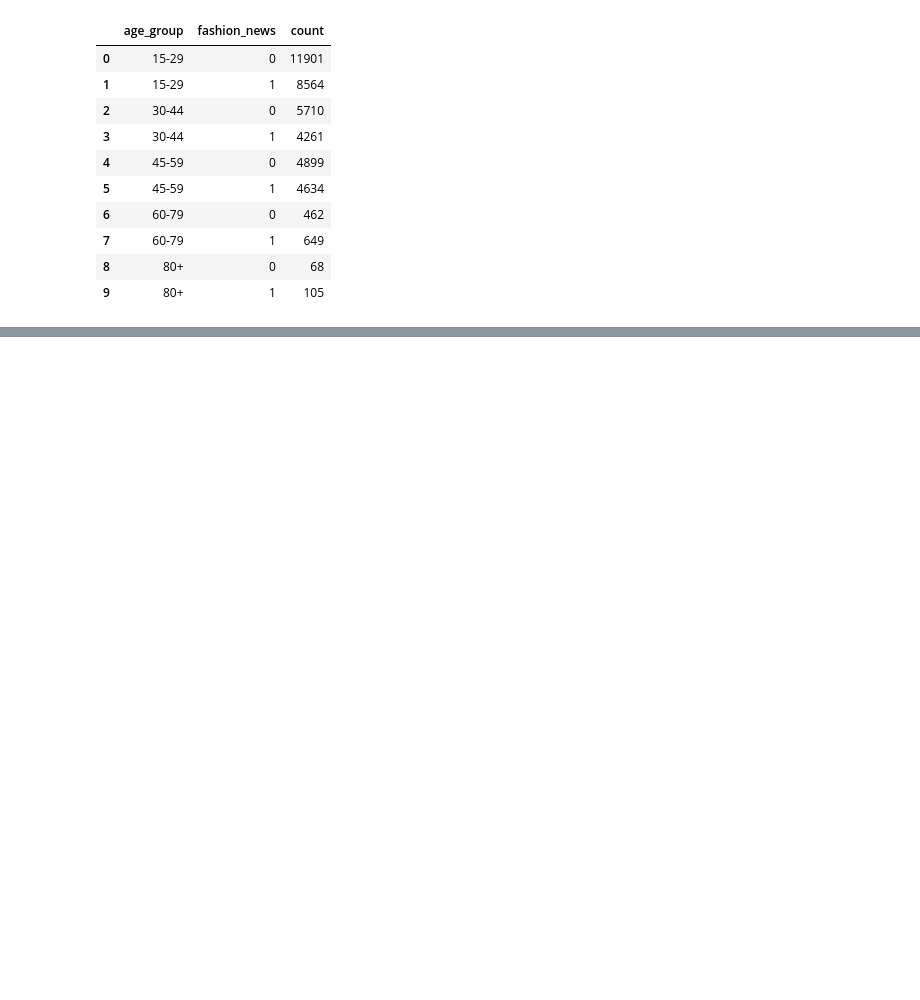
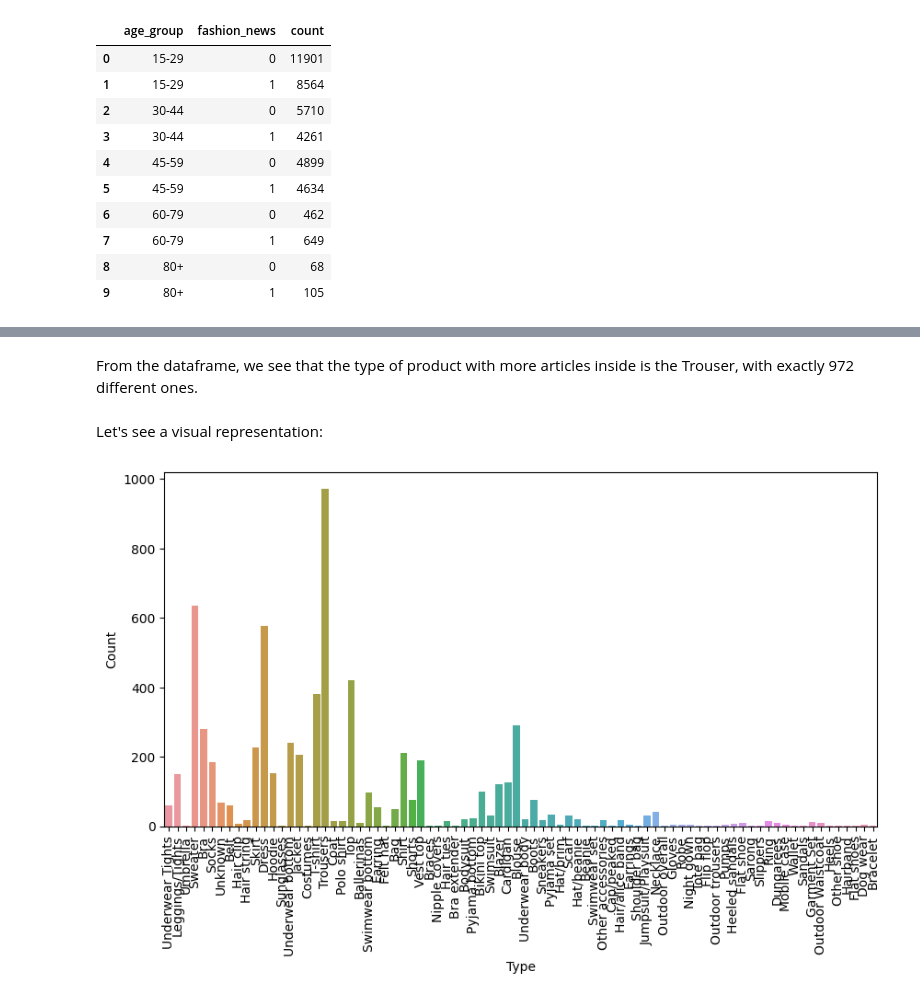
Before and after one commit to alessiabresolin/275601, a Jupyter notebook: project.ipynb, the cells around one changed output, grey strips where cells are left out. Saved outputs shown, nothing was run; the diff lists cells and outputs as text; code cells hidden in the pictures; blank space fills up the shorter version.

```diff
--- a/project.ipynb
+++ b/project.ipynb
@@ -324,0 +249,3 @@ plt.show()
+# %%
+articles = pd.read_csv("recsys_articles.csv")
+articles.head()
@@ -324,0 +292,5 @@ plt.show()
+# %%
+type_article_count = Counter(articles['product_type_name'])
+type_article_count_df = pd.DataFrame([type_article_count]).T.reset_index()
+type_article_count_df.columns = ['Type', 'Count']
+type_article_count_df.sort_values(by='Count', ascending=False) #We sort the dataframe in order to see the biggest types withot any code
@@ -324,0 +311,11 @@ plt.show()
+# %% [markdown]
+From the dataframe, we see that the type of product with more articles inside is the Trouser, with exactly 972 different ones.
+# %% [markdown]
+Let's see a visual representation:
+# %%
+plt.figure(figsize=(10,5))
+sns.barplot(x='Type', y='Count', data=type_article_count_df)
+plt.xticks(rotation=90)
+plt.show()
+# %% [output]
+[figure, added]
```
Also changed, not shown: parts of 54 cells of this notebook.
